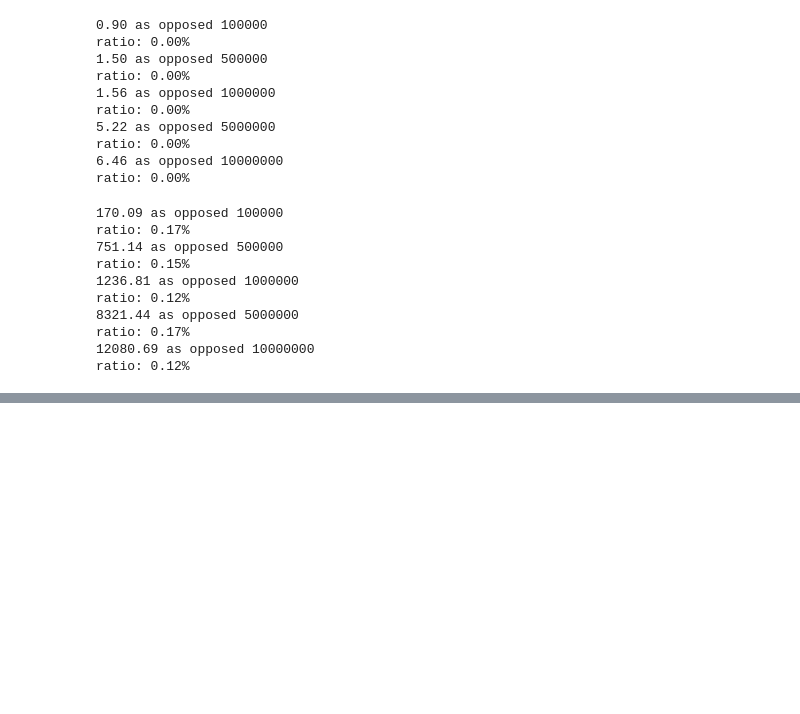
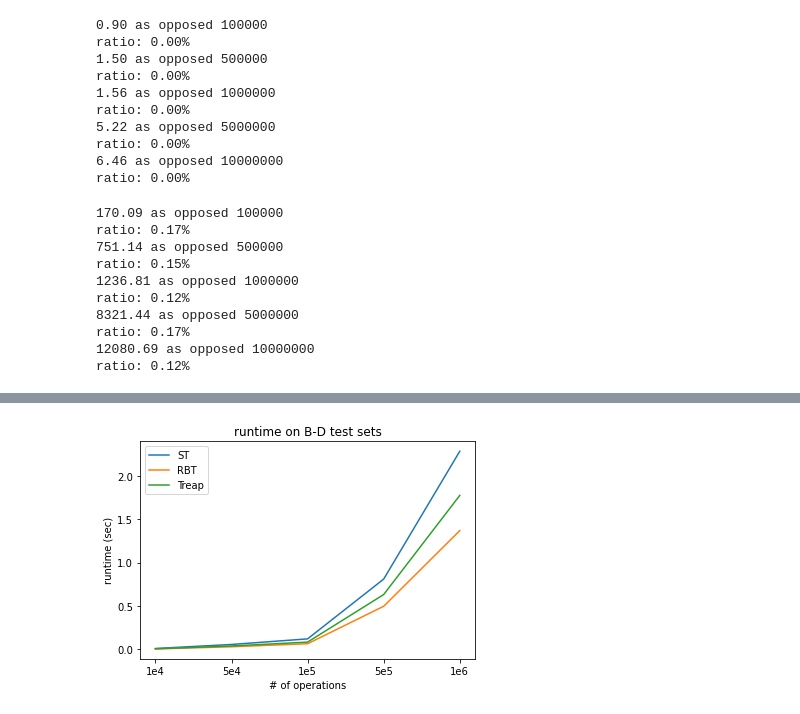
Before and after one commit to yusukemh/DataStructure, a Jupyter notebook: TestSetGenerator.ipynb, the cells around one changed output, grey strips where cells are left out. Cells and saved outputs as stored; diff of their text form; code cells hidden in the pictures; blank space fills up the shorter version.

```diff
--- a/TestSetGenerator.ipynb
+++ b/TestSetGenerator.ipynb
@@ -275,0 +330,19 @@ np.mean(arr)
+# %%
+# plot the result
+set_type = "B-D"
+st = [0.01001, 0.05640, 0.12088, 0.80977, 2.28278]
+rbt = [0.00514, 0.02987, 0.06478, 0.49670, 1.36869]
+treap = [0.00634, 0.03915, 0.08345, 0.63164, 1.77410]
+fig, ax = plt.subplots(1)
+ax.set_title(f"runtime on {set_type} test sets")
+st = ax.plot(st, label="ST")
+rbt = ax.plot(rbt, label="RBT")
+treap = ax.plot(treap, label="Treap")
+ax.set_ylabel('runtime (sec)')
+ax.set_xlabel('# of operations')
+ax.set_xticks(range(5))
+ax.set_xticklabels(["1e4", "5e4", "1e5", "5e5", "1e6"])
+ax.legend()
+fig.savefig(f"plots/{set_type}.png")
+# %% [output]
+[figure, added]
```
Also changed, not shown: parts of 16 cells of this notebook, 45 other files.
